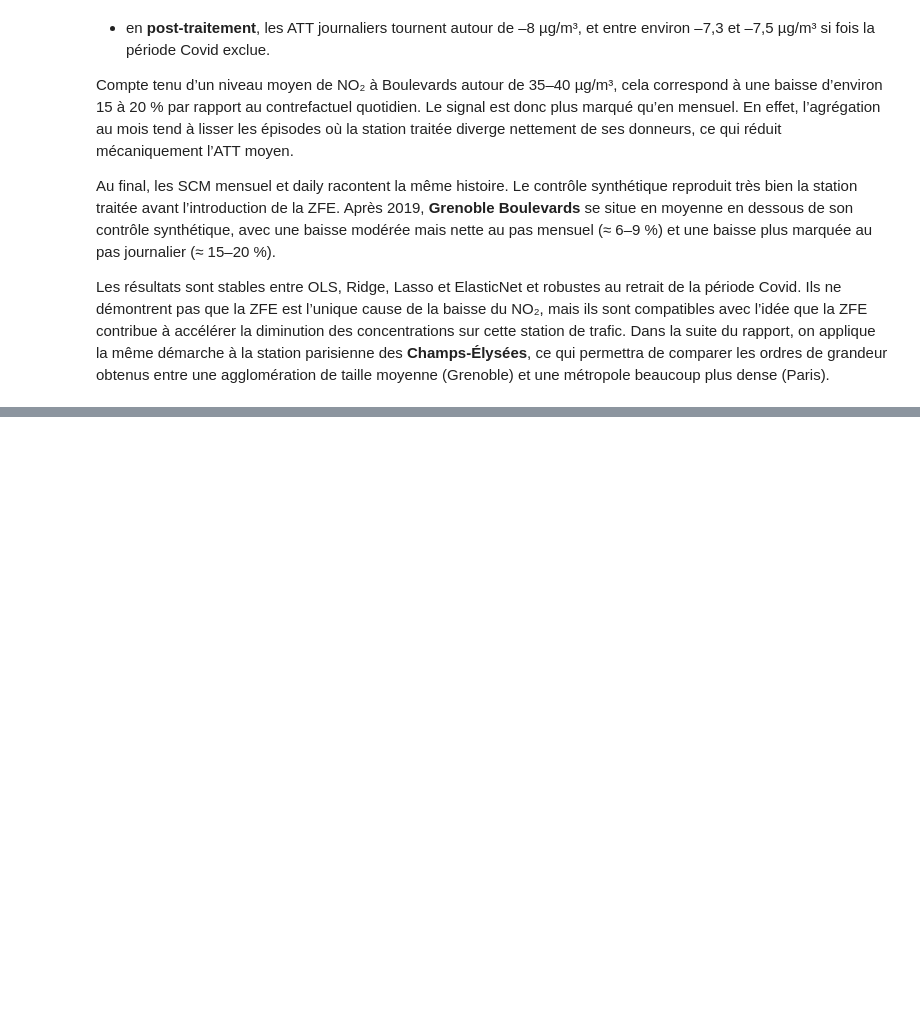
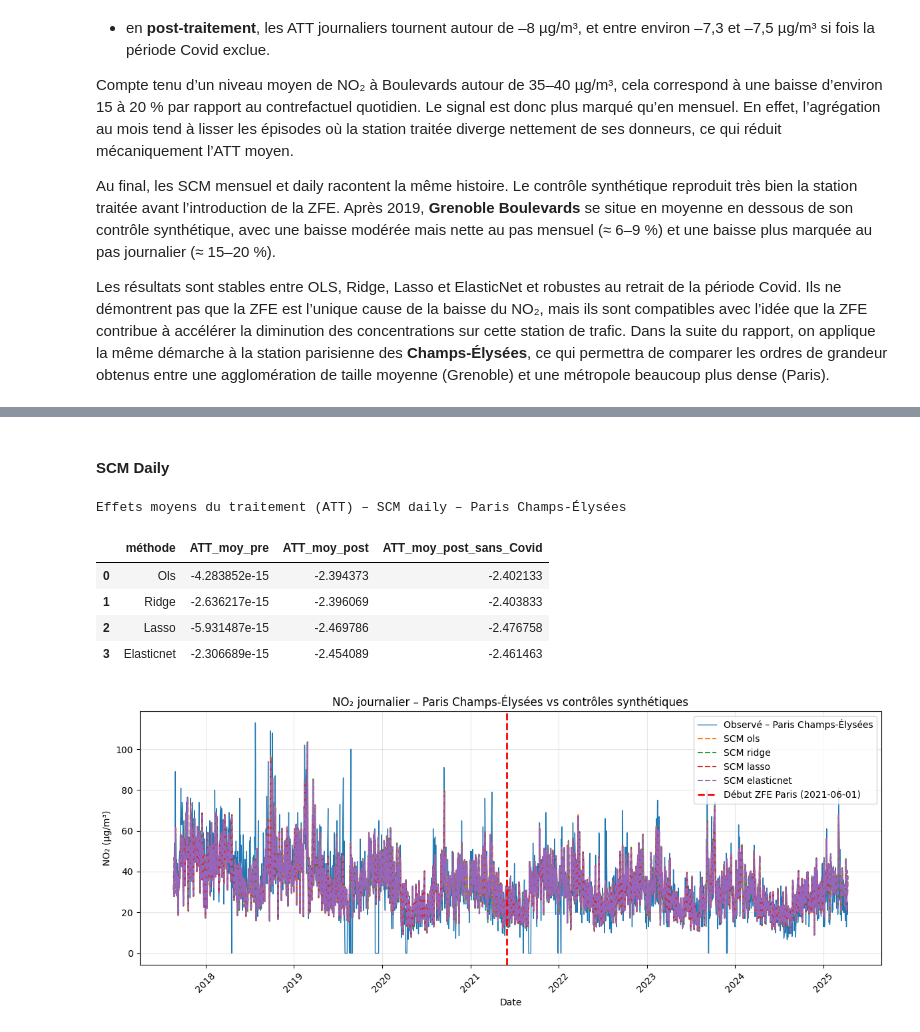
Before and after one commit to pasilvente/project_python_for_data_science_at_ENSAE_ZFE_ML_SCM, a Jupyter notebook: rapport_zfe.ipynb, the cells around one changed output, grey strips where cells are left out. Cells and saved outputs as stored; diff of their text form; code cells hidden in the pictures; blank space fills up the shorter version.

```diff
--- a/rapport_zfe.ipynb
+++ b/rapport_zfe.ipynb
@@ -1607,0 +1153,52 @@ Les résultats sont stables entre OLS, Ridge, Lasso et ElasticNet et robustes au
+# %% [markdown]
+#### SCM Daily
+# %%
+# SCM daily – Paris Champs-Élysées
+
+dates_paris_d, y_paris_d, synth_paris_d, weights_paris_d = fit_penalized_scm_daily(
+    treated_daily=paris_targets,
+    donors_daily=donors_paris,
+    treated_id=treated_id_paris,
+    treatment_start=paris_start,
+)
+
+att_paris_d = compute_att_summary(
+    dates=dates_paris_d,
+    y_treated=y_paris_d,
+    synthetic_dict=synth_paris_d,
+    treatment_start=paris_start,
+    covid_start=pd.Timestamp("2020-03-01"),
+    covid_end=pd.Timestamp("2021-06-30"),
+)
+
+print("Effets moyens du traitement (ATT) – SCM daily – Paris Champs-Élysées")
+display(att_paris_d)
+
+# Graphique daily
+plt.figure(figsize=(12, 5))
+
+plt.plot(dates_paris_d, y_paris_d, label="Observé – Paris Champs-Élysées", linewidth=1)
+
+for key, y_syn in synth_paris_d.items():
+    label = f"SCM {key}"
+    plt.plot(dates_paris_d, y_syn, linestyle="--", label=label)
+
+plt.axvline(paris_start, color="red", linestyle="--", linewidth=2,
+            label=f"Début ZFE Paris ({paris_start.date()})")
+
+plt.title("NO₂ journalier – Paris Champs-Élysées vs contrôles synthétiques")
+plt.xlabel("Date")
+plt.ylabel("NO₂ (µg/m³)")
+plt.legend()
+plt.grid(alpha=0.3)
+plt.xticks(rotation=45)
+plt.tight_layout()
+plt.show()
+# %% [output]
+Effets moyens du traitement (ATT) – SCM daily – Paris Champs-Élysées
+|  | méthode | ATT_moy_pre | ATT_moy_post | ATT_moy_post_sans_Covid |
+| 0 | Ols | -4.283852e-15 | -2.394373 | -2.402133 |
+| 1 | Ridge | -2.636217e-15 | -2.396069 | -2.403833 |
+| 2 | Lasso | -5.931487e-15 | -2.469786 | -2.476758 |
+| 3 | Elasticnet | -2.306689e-15 | -2.454089 | -2.461463 |
+[figure, added]
```
Also changed, not shown: parts of 13 cells of this notebook, 6 other files.
